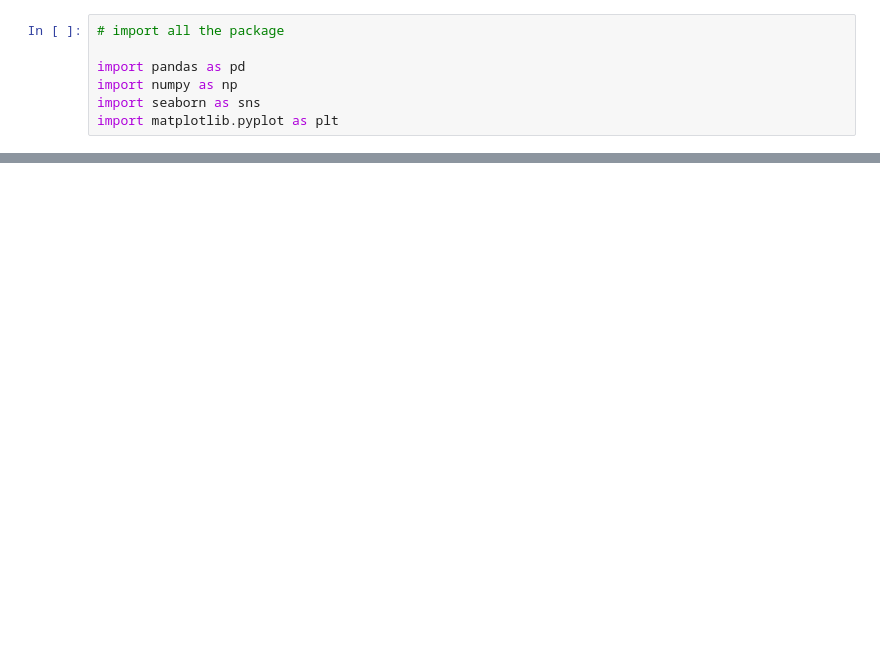
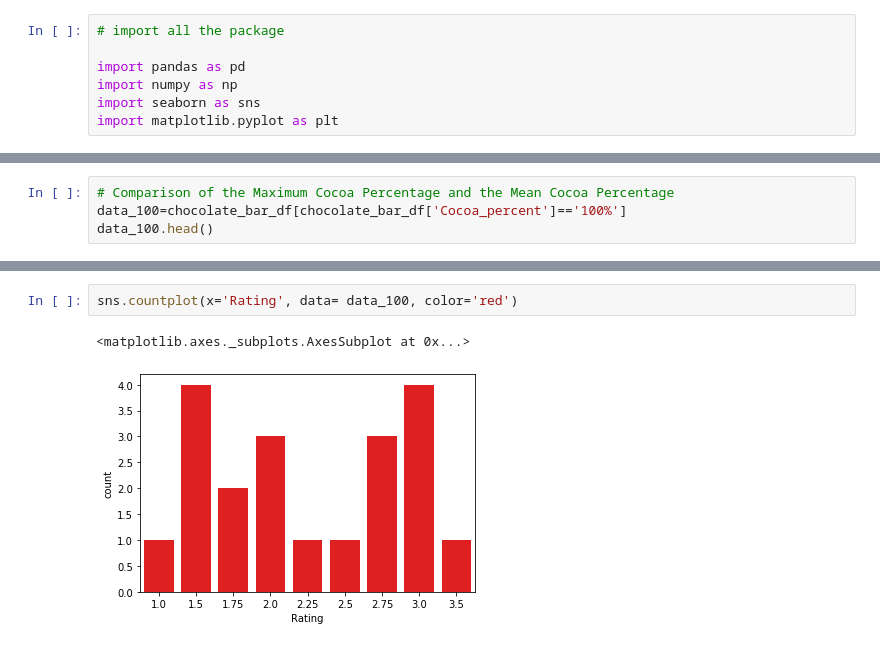
Before and after one commit to lhoaibao/MachineLearningProblemSets, a Jupyter notebook: lesson4_problems.ipynb, the cells around one changed output, grey strips where cells are left out. Drawn from its saved outputs; the diff is of its cells as text; blank space fills up the shorter version.

```diff
--- a/lesson4_problems.ipynb
+++ b/lesson4_problems.ipynb
@@ -86,0 +243,4 @@ memory usage: 126.3+ KB
+# %%
+# Comparison of the Maximum Cocoa Percentage and the Mean Cocoa Percentage
+data_100=chocolate_bar_df[chocolate_bar_df['Cocoa_percent']=='100%']
+data_100.head()
@@ -86,0 +254,5 @@ memory usage: 126.3+ KB
+# %%
+sns.countplot(x='Rating', data= data_100, color='red')
+# %% [output]
+<matplotlib.axes._subplots.AxesSubplot at 0x...>
+[figure, added]
```
Also changed, not shown: parts of 22 cells of this notebook.
